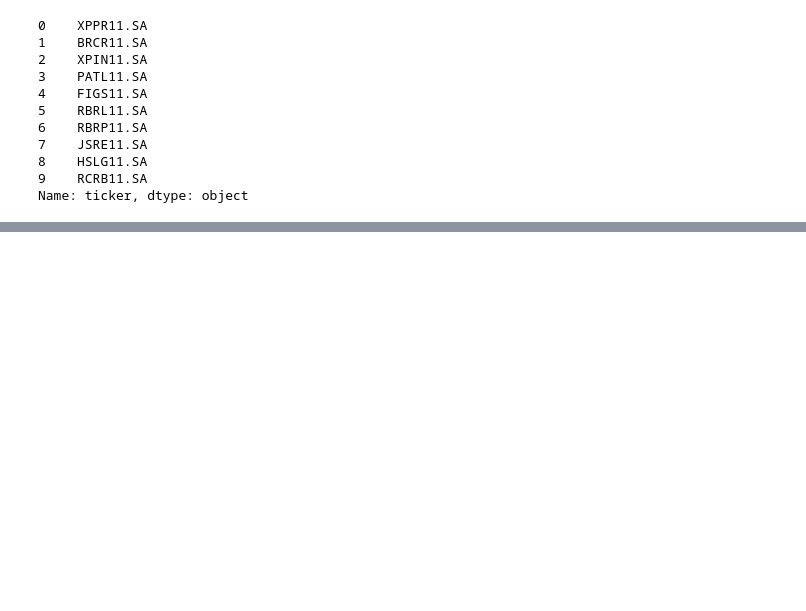
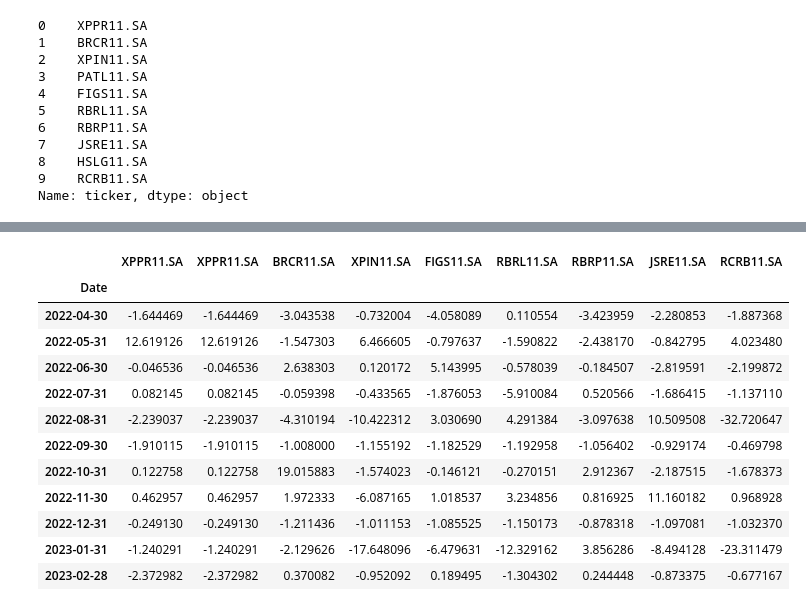
Before and after one commit to jrocarlos/reits_rank, a Jupyter notebook: reits_rank.ipynb, the cells around one changed output, grey strips where cells are left out. Cells and saved outputs as stored; diff of their text form; code cells hidden in the pictures; blank space fills up the shorter version.

```diff
--- a/reits_rank.ipynb
+++ b/reits_rank.ipynb
@@ -330,3 +396,23 @@ Name: ticker, dtype: object
+# %%
+dd = dd.resample("M").last()
+dd = dd.pct_change()
+dd = dd.dropna(how='all')
+dd.drop(['PATL11.SA','HSLG11.SA'], axis=1, inplace=True)
+dd
+# %% [output]
+|  | XPPR11.SA | XPPR11.SA | BRCR11.SA | XPIN11.SA | FIGS11.SA | RBRL11.SA | RBRP11.SA | JSRE11.SA | RCRB11.SA |
+| Date |  |  |  |  |  |  |  |  |  |
+| 2022-04-30 | -1.644469 | -1.644469 | -3.043538 | -0.732004 | -4.058089 | 0.110554 | -3.423959 | -2.280853 | -1.887368 |
+| 2022-05-31 | 12.619126 | 12.619126 | -1.547303 | 6.466605 | -0.797637 | -1.590822 | -2.438170 | -0.842795 | 4.023480 |
+| 2022-06-30 | -0.046536 | -0.046536 | 2.638303 | 0.120172 | 5.143995 | -0.578039 | -0.184507 | -2.819591 | -2.199872 |
+| 2022-07-31 | 0.082145 | 0.082145 | -0.059398 | -0.433565 | -1.876053 | -5.910084 | 0.520566 | -1.686415 | -1.137110 |
+| 2022-08-31 | -2.239037 | -2.239037 | -4.310194 | -10.422312 | 3.030690 | 4.291384 | -3.097638 | 10.509508 | -32.720647 |
+| 2022-09-30 | -1.910115 | -1.910115 | -1.008000 | -1.155192 | -1.182529 | -1.192958 | -1.056402 | -0.929174 | -0.469798 |
+| 2022-10-31 | 0.122758 | 0.122758 | 19.015883 | -1.574023 | -0.146121 | -0.270151 | 2.912367 | -2.187515 | -1.678373 |
+| 2022-11-30 | 0.462957 | 0.462957 | 1.972333 | -6.087165 | 1.018537 | 3.234856 | 0.816925 | 11.160182 | 0.968928 |
+| 2022-12-31 | -0.249130 | -0.249130 | -1.211436 | -1.011153 | -1.085525 | -1.150173 | -0.878318 | -1.097081 | -1.032370 |
+| 2023-01-31 | -1.240291 | -1.240291 | -2.129626 | -17.648096 | -6.479631 | -12.329162 | 3.856286 | -8.494128 | -23.311479 |
+| 2023-02-28 | -2.372982 | -2.372982 | 0.370082 | -0.952092 | 0.189495 | -1.304302 | 0.244448 | -0.873375 | -0.677167 |
 # %%
 x = 0
 data = yf.download(tts[x], period="1y")
```
Also changed, not shown: parts of 7 cells of this notebook.
